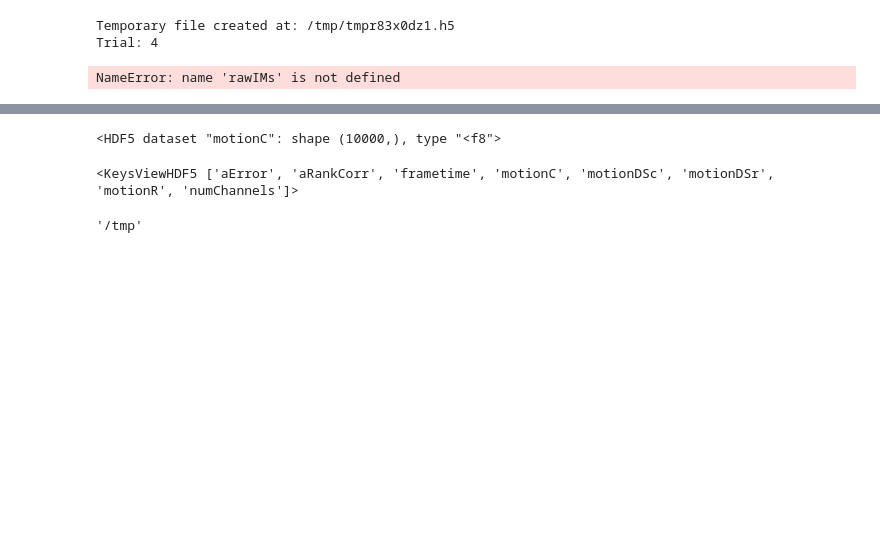
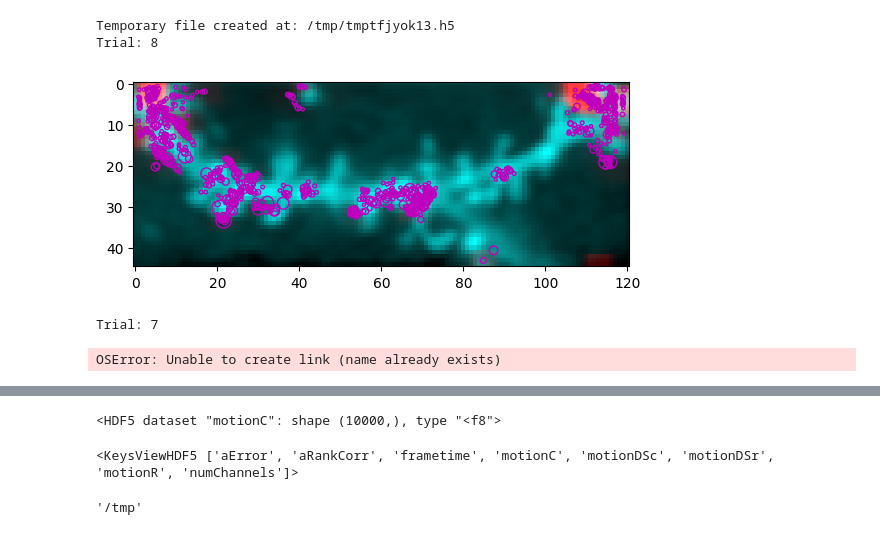
Before and after one commit to AllenNeuralDynamics/iGluSnFR-registration, a Jupyter notebook: code/ROI.ipynb, the cells around one changed output, grey strips where cells are left out. Cells and saved outputs as stored; diff of their text form; code cells hidden in the pictures; blank space fills up the shorter version.

```diff
--- a/code/ROI.ipynb
+++ b/code/ROI.ipynb
@@ -80,16 +363,16 @@ from ScanImageTiffReader import ScanImageTiffReader
 savedr = '/root/capsule/scratch/test1/'
 
 # Define the directory path
-fns = '/root/capsule/data/iGluSnFR-testing-Sim-Data-Registered/1/'
+fns = '/root/capsule/data/iGluSnFR-testing-Sim-Data-Registered-Delete/79/'
 
 # Define the pattern to match files
-pattern = os.path.join(fns, '*_Trial*.tif')
+pattern = os.path.join(fns, '*_Trial*_DOWNSAMPLED-2x.tif')
 
 # Use glob to find all files matching the initial pattern
 initial_matching_files = glob.glob(pattern)
 
 # Define a regular expression to match files ending with 'Trial<int>.tif'
-regex = re.compile(r'.*_Trial\d+\.tif$')
+regex = re.compile(r'.*_Trial\d+_DOWNSAMPLED-2x.tif$')
 
 # Filter the files using the regular expression
 strict_matching_files = [f for f in initial_matching_files if regex.match(f)]
@@ -109,7 +392,7 @@ params = {
 }
 
 # Path to the original HDF5 file
-original_gt_path = '/root/capsule/data/iGluSnFR-testing-Sim-Data_2/1/SIMULATION_scan_00003_1_Trial1_groundtruth.h5'
+original_gt_path = '/root/capsule/data/iGluSnFR-testing-Sim-Data-Registered-Delete/79/SIMULATION_scan_00004_79_Trial1_ALIGNMENTDATA.h5'
 
 # Create a temporary file for the HDF5 operations
 with tempfile.NamedTemporaryFile(suffix='.h5', delete=False) as temp_file:
@@ -120,16 +403,14 @@ with h5py.File(original_gt_path, 'r') as original_gt, h5py.File(temp_file_path,
     for key in original_gt.keys():
         original_gt.copy(key, temp_gt)
 
-# Load alignment data (example)
-meanIM = np.random.rand(10, 10, 10, 5)  # Example data
 trialIx = 0
-meanIM[:, :, :, trialIx] = np.nanmean(meanIM, axis=3)
 
 print(f"Temporary file created at: {temp_file_path}")
 
 # Process the TIFF files
 discardFrames = [None] * len(strict_matching_files)
 rawIMs = [None] * len(strict_matching_files)
+peaks = [None] * len(strict_matching_files)
 for trialIx in range(len(strict_matching_files) - 1, -1, -1):
     print('Trial:', trialIx)
     fn = strict_matching_files[trialIx]
@@ -147,34 +428,70 @@ for trialIx in range(len(strict_matching_files) - 1, -1, -1):
 
     meanIM[:, :, :, trialIx] = np.nanmean(IM, axis=3)
 
+    actIM = []
+
     # Load alignment data from the temporary file
     with h5py.File(temp_file_path, 'r+') as temp_gt:
         temp_gt['aData/dsFac'] = round(len(temp_gt['aData/motionC'][()]) / len(temp_gt['aData/motionDSc'][()]))
         params['dsFac'] = temp_gt['aData/dsFac'][()]
         params['frametime'] = temp_gt['aData/frametime'][()]
+        numChannels = temp_gt['aData/numChannels'][()]
 
         # Flatten aRankCorr
         aRankCorr_flat = np.ravel(temp_gt['aData/aRankCorr'])
 
         # Calculate the window size for the moving median
         window_size = int(np.ceil(10 / (temp_gt['aData/frametime'][()] * temp_gt['aData/dsFac'][()])))
 
         # Calculate the moving median using uniform_filter1d
         moving_median = uniform_filter1d(aRankCorr_flat, size=window_size)
 
         # Subtract the moving median from aRankCorr
         tmp = aRankCorr_flat - moving_median
 
         filtTmp = smooth_exp(tmp, 'movmean', np.ceil(.2/((temp_gt['aData/frametime'][()]*temp_gt['aData/dsFac'][()]))))
 
         # Assuming trialIx and filtTmp are defined
         discardFrames[trialIx] = binary_dilation(filtTmp < -(4 * np.std(filtTmp)), structure=np.ones(5))
 
         # Assuming trialIx, IM, and discardFrames are defined
         rawIMs[trialIx] = np.squeeze(IM[:,:,0,:])
         rawIMs[trialIx][:,:,discardFrames[trialIx]] = np.nan
-    break
+
+        if numChannels == 2:
+            rawIM2s[tbrialIx] = np.squeeze(IM[:,:,1,:])
+            rawIM2s[trialIx][:,:,discardFrames[trialIx]] = np.nan
+
+        IMc, peaks[trialIx], params = localize_flashes_bergamo(rawIMs[trialIx], temp_gt, params, True)
+
+        # calculate correlation image
+       # Initialize a numpy array with the desired shape and fill it with np.nan
+        actIM_trial = np.full((IM.shape[0], IM.shape[1], 1), np.nan)
+
+        # Assign values to slices of actIM_trial
+        actIM_trial[IMc.shape[0]:, :, :] = np.nan
+        actIM_trial[:, IMc.shape[1]:, :] = np.nan
+        actIM_trial[:IMc.shape[0], :IMc.shape[1], 0] = IMc
+
+        # Append actIM_trial to actIM
+        actIM.append(actIM_trial)
+
+        params['sz'] = meanIM.shape[:2]
+
+
+actIM = np.stack(actIM, axis=3)
+
+maxshift = 12
+M = np.nansum(meanIM, axis=3)
+template = make_template_multi_roi(M, maxshift)
+
+print('Aligning across trials...')
+
+Mpad = np.full((template.shape[0], template.shape[1], M.shape[2]), np.nan)
+Mpad[maxshift:maxshift+M.shape[0], maxshift:maxshift+M.shape[1], :] = M
 # %% [output]
-Temporary file created at: /tmp/tmpr83x0dz1.h5
-Trial: 4
+Temporary file created at: /tmp/tmptfjyok13.h5
+Trial: 8
+[figure, added]
-NameError: name 'rawIMs' is not defined
+Trial: 7
+OSError: Unable to create link (name already exists)
```
Also changed, not shown: parts of 9 cells of this notebook.
